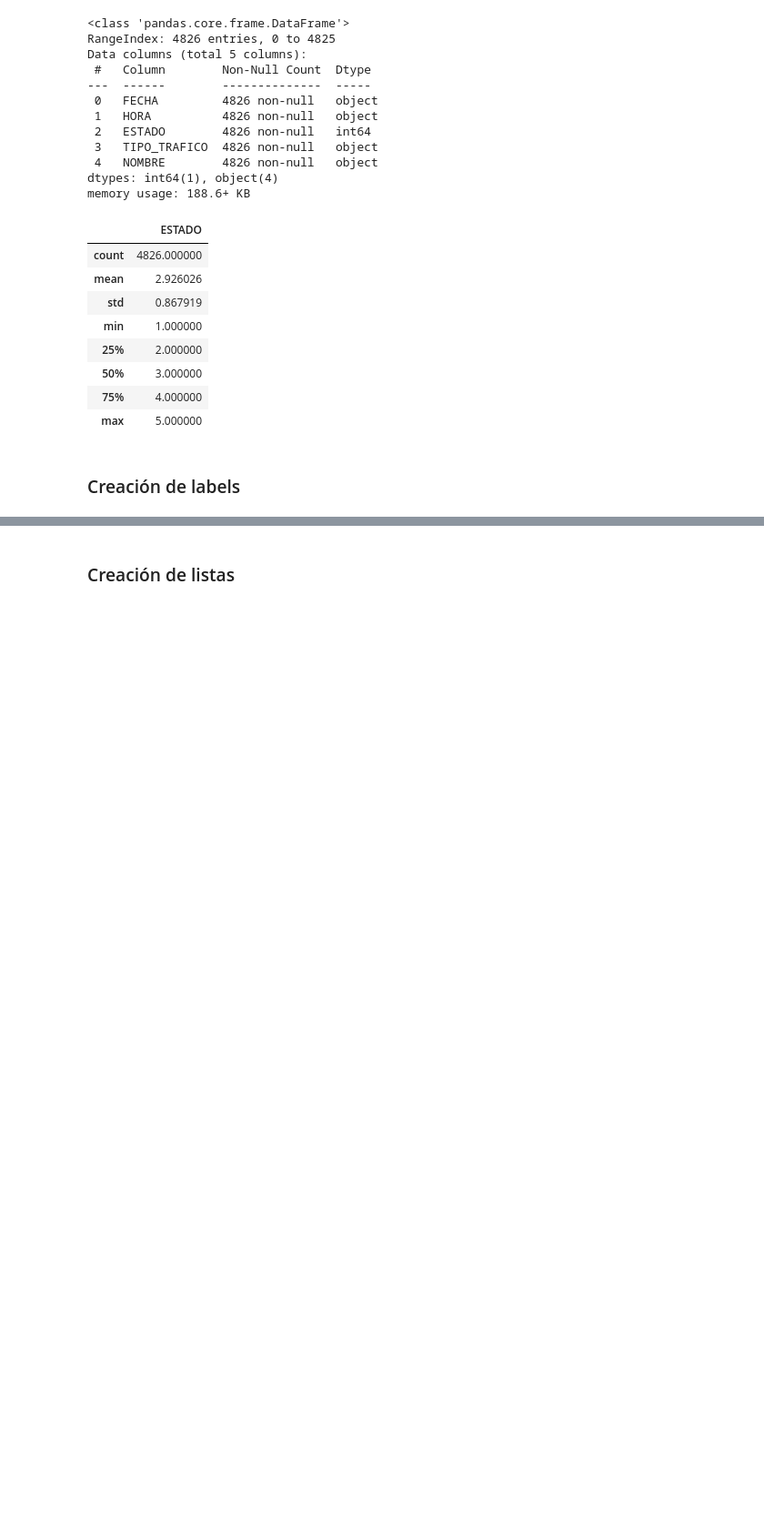
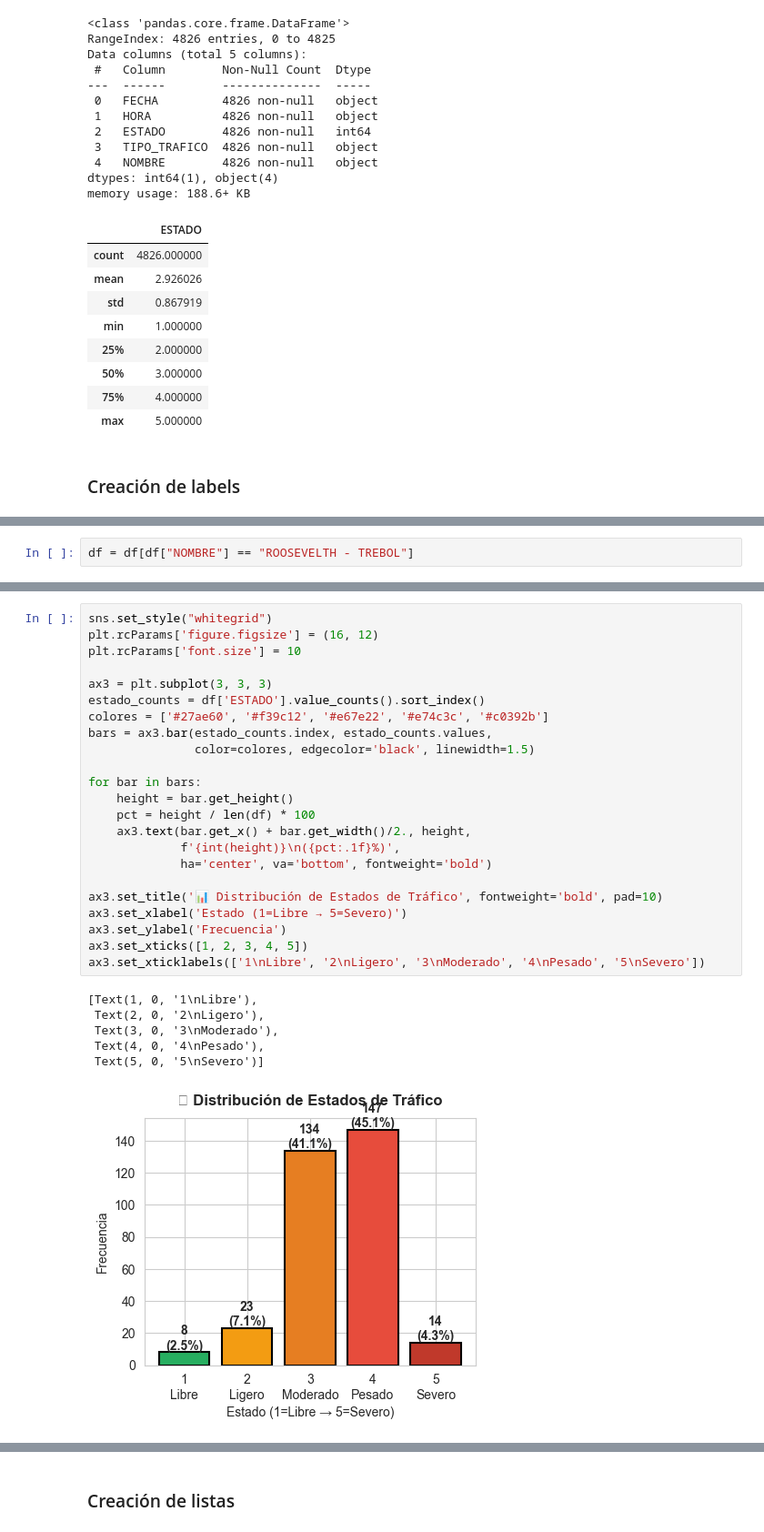
Before and after one commit to FernandezDL/Proyecto3-musica, a Jupyter notebook: data_analisis.ipynb, the cells around one changed output, grey strips where cells are left out. Shown: that part at 91% size. Drawn from its saved outputs; the diff is of its cells as text; blank space fills up the shorter version.

```diff
--- a/data_analisis.ipynb
+++ b/data_analisis.ipynb
@@ -81,0 +88,2 @@ dtype: int64
+# %%
+df = df[df["NOMBRE"] == "ROOSEVELTH - TREBOL"]
@@ -81,0 +110,30 @@ dtype: int64
+# %%
+sns.set_style("whitegrid")
+plt.rcParams['figure.figsize'] = (16, 12)
+plt.rcParams['font.size'] = 10
+
+ax3 = plt.subplot(3, 3, 3)
+estado_counts = df['ESTADO'].value_counts().sort_index()
+colores = ['#27ae60', '#f39c12', '#e67e22', '#e74c3c', '#c0392b']
+bars = ax3.bar(estado_counts.index, estado_counts.values,
+               color=colores, edgecolor='black', linewidth=1.5)
+
+for bar in bars:
+    height = bar.get_height()
+    pct = height / len(df) * 100
+    ax3.text(bar.get_x() + bar.get_width()/2., height,
+             f'{int(height)}\n({pct:.1f}%)',
+             ha='center', va='bottom', fontweight='bold')
+
+ax3.set_title('📊 Distribución de Estados de Tráfico', fontweight='bold', pad=10)
+ax3.set_xlabel('Estado (1=Libre → 5=Severo)')
+ax3.set_ylabel('Frecuencia')
+ax3.set_xticks([1, 2, 3, 4, 5])
+ax3.set_xticklabels(['1\nLibre', '2\nLigero', '3\nModerado', '4\nPesado', '5\nSevero'])
+# %% [output]
+[Text(1, 0, '1\nLibre'),
+ Text(2, 0, '2\nLigero'),
+ Text(3, 0, '3\nModerado'),
+ Text(4, 0, '4\nPesado'),
+ Text(5, 0, '5\nSevero')]
+[figure, added]
```
Also changed, not shown: parts of 8 cells of this notebook, 2 other files.
